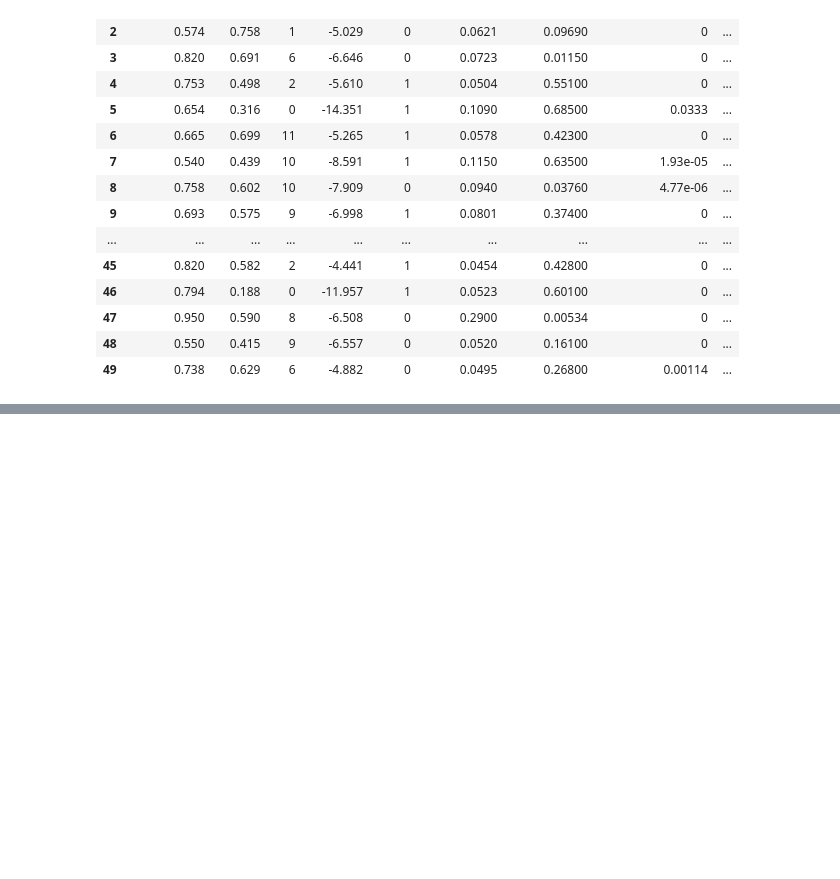
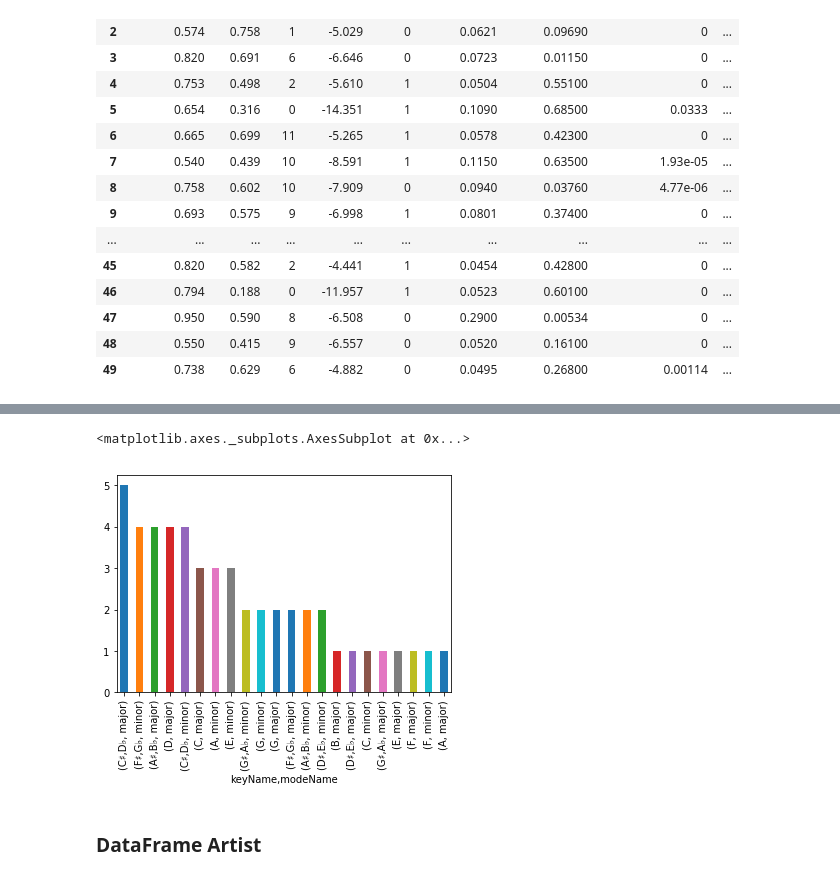
Before and after one commit to rreinette/BEAVERMATRIX, a Jupyter notebook: spotify/randy/Challenge_Data.ipynb, the cells around one changed output, grey strips where cells are left out. Cells and saved outputs as stored; diff of their text form; code cells hidden in the pictures; blank space fills up the shorter version.

```diff
--- a/spotify/randy/Challenge_Data.ipynb
+++ b/spotify/randy/Challenge_Data.ipynb
@@ -202,0 +246,7 @@ Dimension :  (50, 15)
+# %%
+df_audio_features.groupby(["keyName", "modeName"]).size().sort_values(ascending=False).plot("bar")
+# %% [output]
+<matplotlib.axes._subplots.AxesSubplot at 0x...>
+[figure, added]
+# %% [markdown]
+### DataFrame Artist
```
Also changed, not shown: parts of 9 cells of this notebook.
